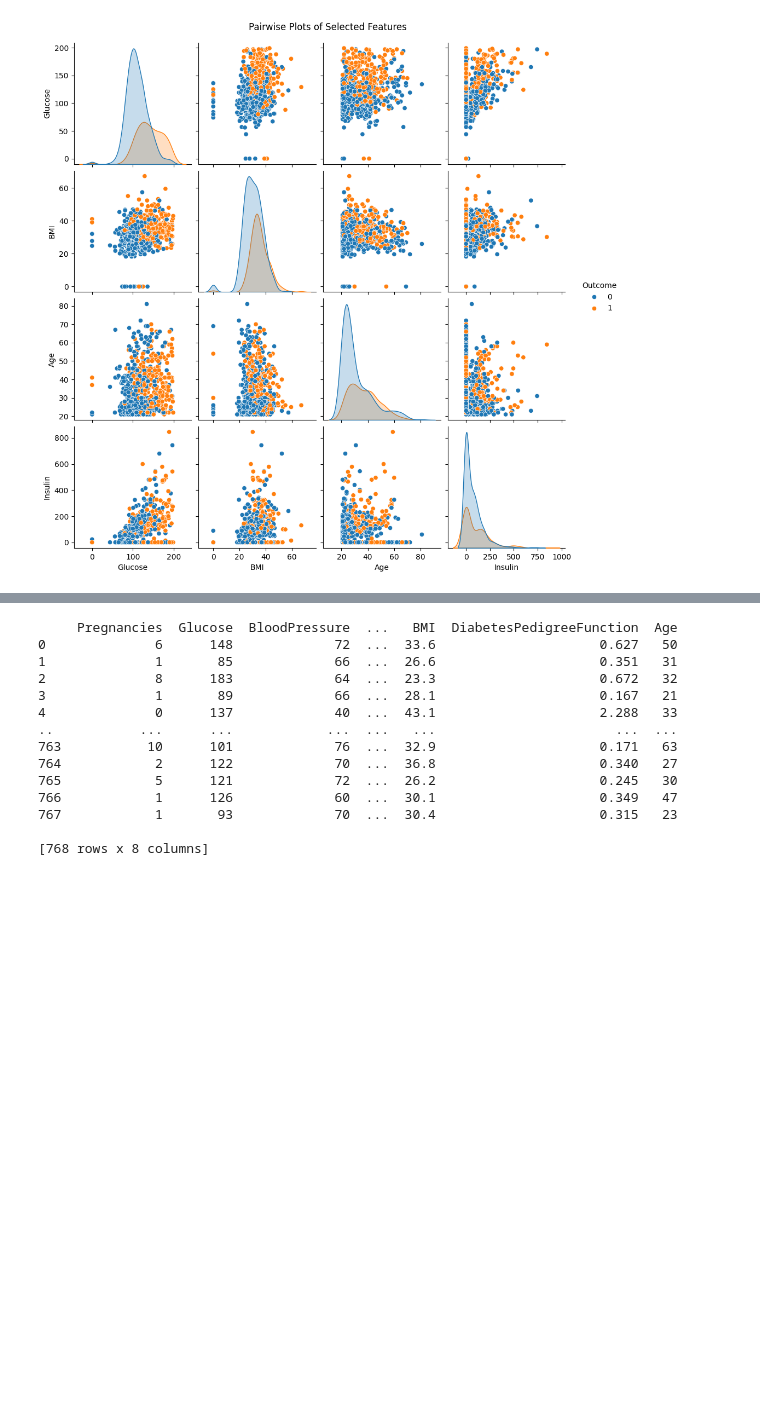
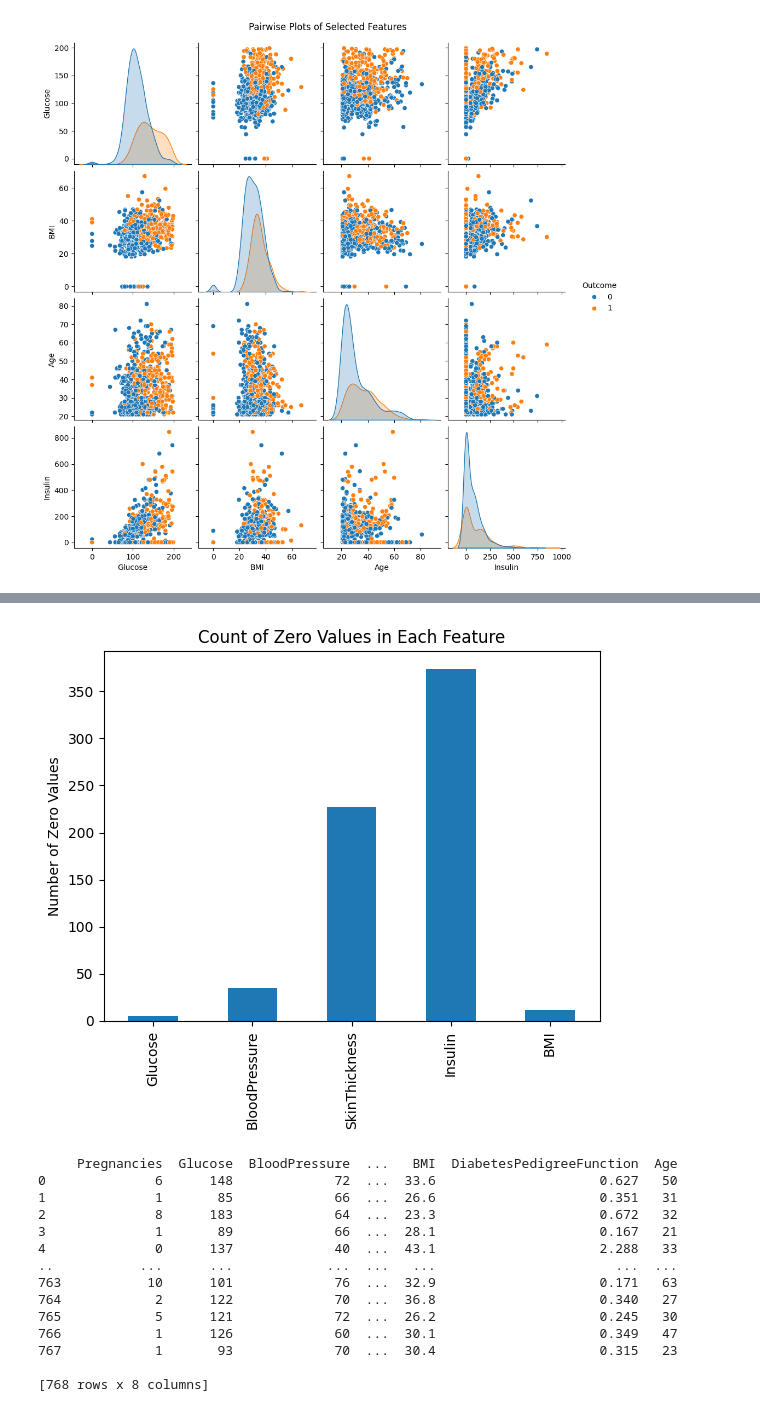
Before and after one commit to samwanyua/Diabetes-Prediction-Project, a Jupyter notebook: Notebooks/diabetes.ipynb, the cells around one changed output, grey strips where cells are left out. Cells and saved outputs as stored; diff of their text form; code cells hidden in the pictures; blank space fills up the shorter version.

```diff
--- a/Notebooks/diabetes.ipynb
+++ b/Notebooks/diabetes.ipynb
@@ -95,3 +111,11 @@ plt.show()
+# %%
+# zero-value checks
+zero_cols = ['Glucose', 'BloodPressure', 'SkinThickness', 'Insulin', 'BMI']
+diabetes_dataset[zero_cols].isin([0]).sum().plot(kind='bar', title='Count of Zero Values in Each Feature')
+plt.ylabel('Number of Zero Values')
+plt.show()
+# %% [output]
+[figure, added]
 # %%
 # Separate data and labels
 X = diabetes_dataset.drop(columns='Outcome', axis=1)
```
Also changed, not shown: parts of 2 cells of this notebook.
